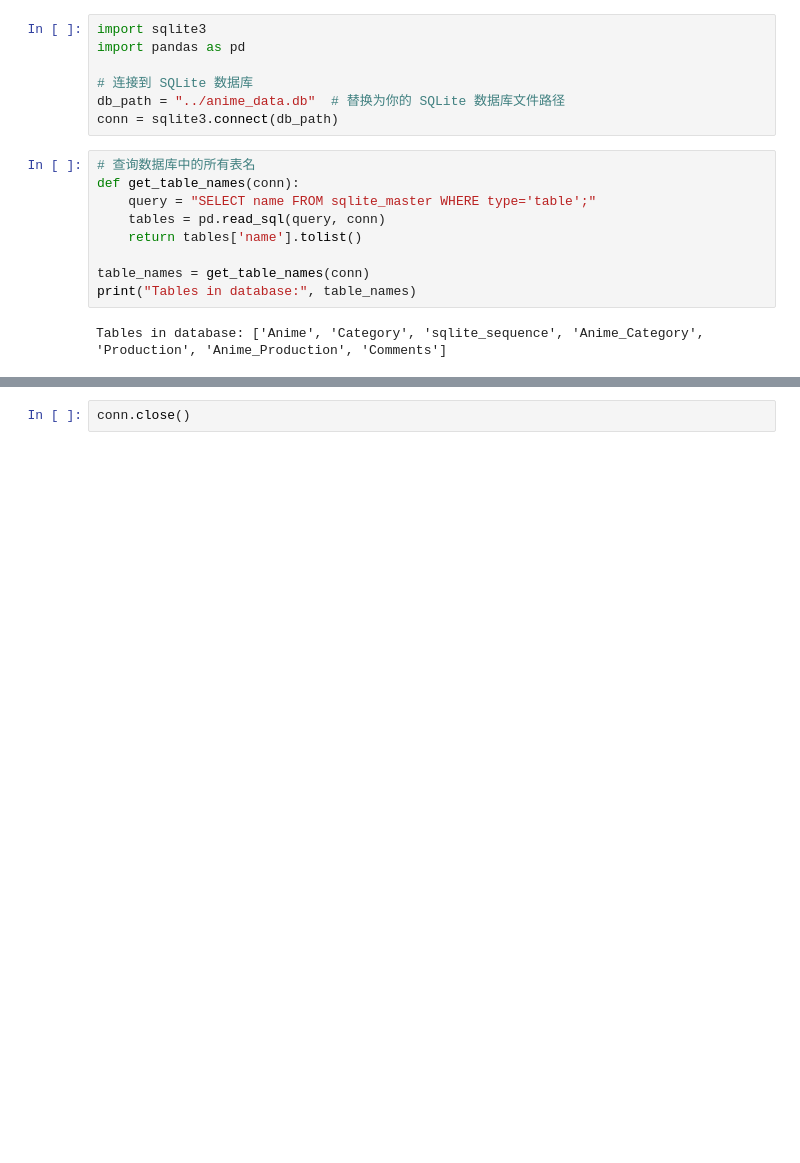
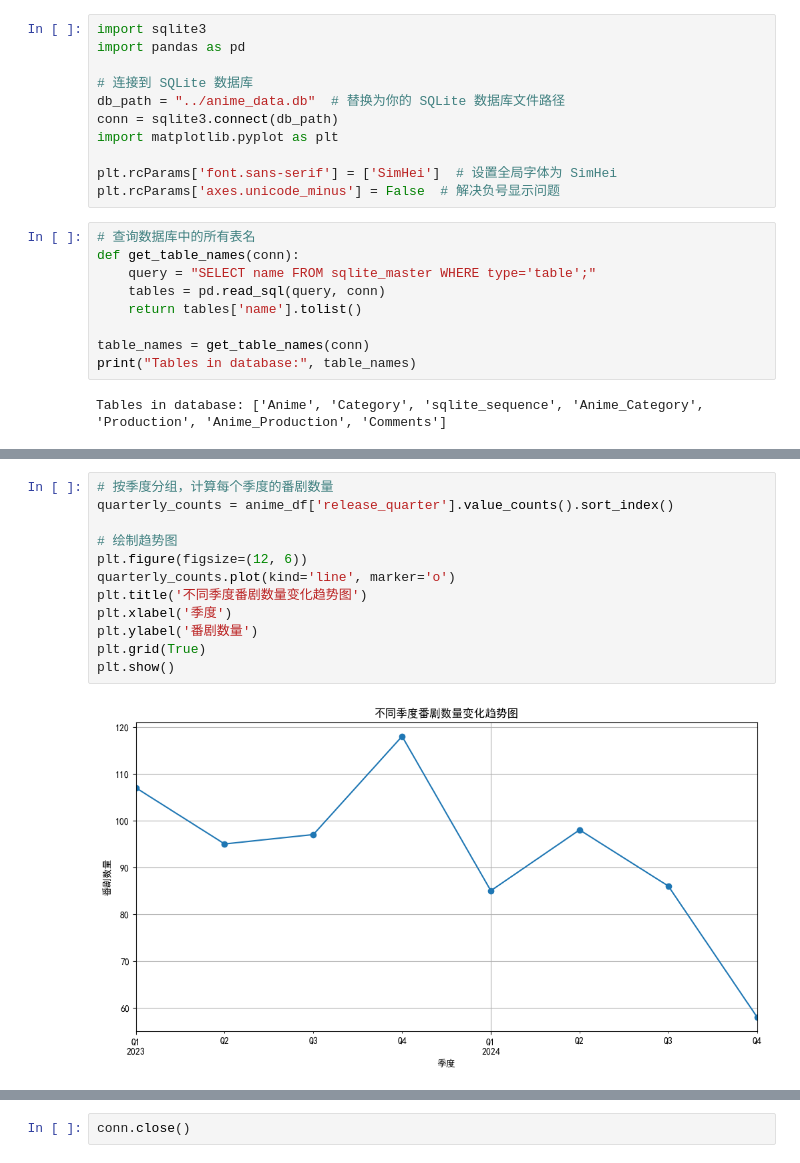
Before and after one commit to AkiyaKiko/BangumiCrawler, a Jupyter notebook: EDA/EDA.ipynb, the cells around one changed output, grey strips where cells are left out. Drawn from its saved outputs; the diff is of its cells as text; blank space fills up the shorter version.

```diff
--- a/EDA/EDA.ipynb
+++ b/EDA/EDA.ipynb
@@ -5,6 +7,10 @@ import pandas as pd
 # 连接到 SQLite 数据库
 db_path = "../anime_data.db"  # 替换为你的 SQLite 数据库文件路径
 conn = sqlite3.connect(db_path)
+import matplotlib.pyplot as plt
+
+plt.rcParams['font.sans-serif'] = ['SimHei']  # 设置全局字体为 SimHei
+plt.rcParams['axes.unicode_minus'] = False  # 解决负号显示问题
 # %%
 # 查询数据库中的所有表名
 def get_table_names(conn):
@@ -79,0 +254,14 @@ for table, df in dataframes.items():
+# %%
+# 按季度分组，计算每个季度的番剧数量
+quarterly_counts = anime_df['release_quarter'].value_counts().sort_index()
+
+# 绘制趋势图
+plt.figure(figsize=(12, 6))
+quarterly_counts.plot(kind='line', marker='o')
+plt.title('不同季度番剧数量变化趋势图')
+plt.xlabel('季度')
+plt.ylabel('番剧数量')
+plt.grid(True)
+plt.show()
+# %% [output]
+[figure, added]
```
Also changed, not shown: parts of 25 cells of this notebook, 16 other files.
